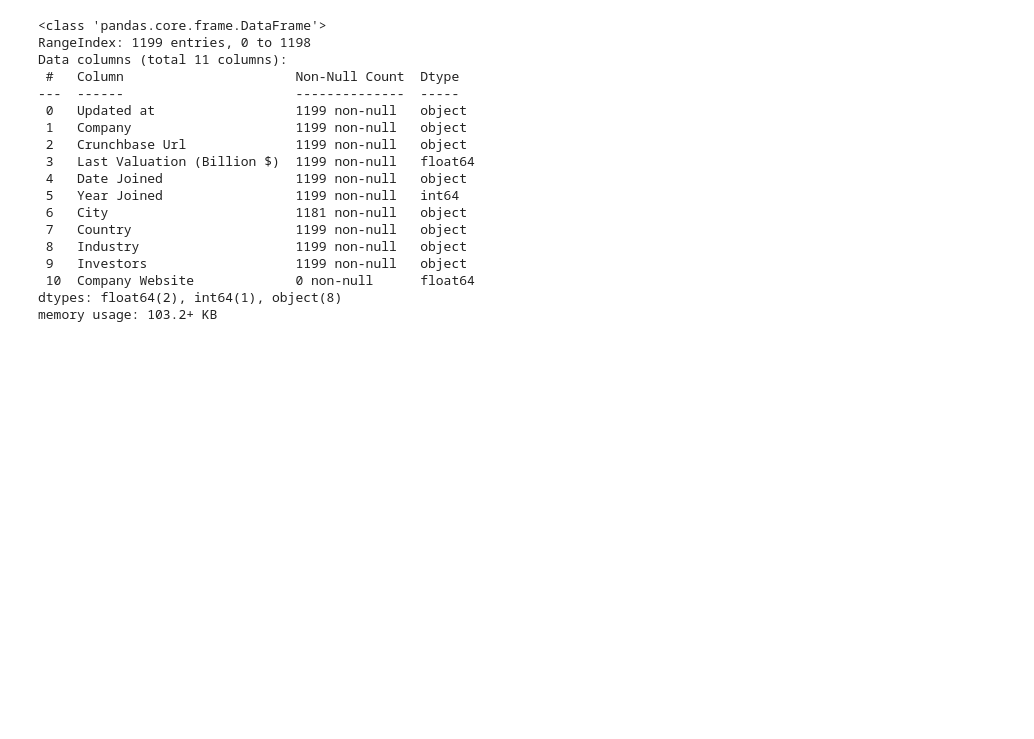
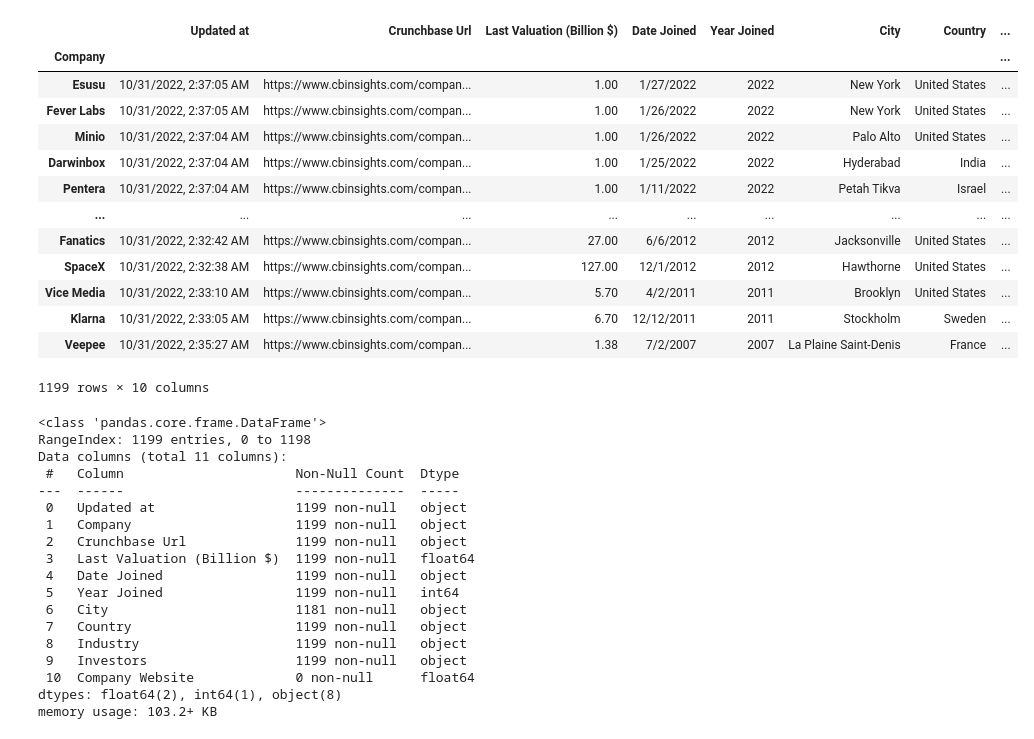
Before and after one commit to amalsalilan/Unicorn-Insights-A-Comprehensive-Data-Analysis-of-Unicorn-Companie, a Jupyter notebook: Notebook.ipynb, the cells around one changed output. Drawn from its saved outputs; the diff is of its cells as text; code cells hidden in the pictures; blank space fills up the shorter version.

```diff
--- a/Notebook.ipynb
+++ b/Notebook.ipynb
@@ -5,6 +5,22 @@ import matplotlib.pyplot as plt
 import seaborn as sns
 # %%
 data=pd.read_csv('unicorns.csv')
+data.set_index('Company')
+# %% [output]
+|  | Updated at | Crunchbase Url | Last Valuation (Billion $) | Date Joined | Year Joined | City | Country | ... |
+| Company |  |  |  |  |  |  |  | ... |
+| Esusu | 10/31/2022, 2:37:05 AM | https://www.cbinsights.com/compan... | 1.00 | 1/27/2022 | 2022 | New York | United States | ... |
+| Fever Labs | 10/31/2022, 2:37:05 AM | https://www.cbinsights.com/compan... | 1.00 | 1/26/2022 | 2022 | New York | United States | ... |
+| Minio | 10/31/2022, 2:37:04 AM | https://www.cbinsights.com/compan... | 1.00 | 1/26/2022 | 2022 | Palo Alto | United States | ... |
+| Darwinbox | 10/31/2022, 2:37:04 AM | https://www.cbinsights.com/compan... | 1.00 | 1/25/2022 | 2022 | Hyderabad | India | ... |
+| Pentera | 10/31/2022, 2:37:04 AM | https://www.cbinsights.com/compan... | 1.00 | 1/11/2022 | 2022 | Petah Tikva | Israel | ... |
+| ... | ... | ... | ... | ... | ... | ... | ... | ... |
+| Fanatics | 10/31/2022, 2:32:42 AM | https://www.cbinsights.com/compan... | 27.00 | 6/6/2012 | 2012 | Jacksonville | United States | ... |
+| SpaceX | 10/31/2022, 2:32:38 AM | https://www.cbinsights.com/compan... | 127.00 | 12/1/2012 | 2012 | Hawthorne | United States | ... |
+| Vice Media | 10/31/2022, 2:33:10 AM | https://www.cbinsights.com/compan... | 5.70 | 4/2/2011 | 2011 | Brooklyn | United States | ... |
+| Klarna | 10/31/2022, 2:33:05 AM | https://www.cbinsights.com/compan... | 6.70 | 12/12/2011 | 2011 | Stockholm | Sweden | ... |
+| Veepee | 10/31/2022, 2:35:27 AM | https://www.cbinsights.com/compan... | 1.38 | 7/2/2007 | 2007 | La Plaine Saint-Denis | France | ... |
+1199 rows × 10 columns
 # %%
 data.info()
 # %% [output]
```
Also changed, not shown: parts of 11 cells of this notebook.
